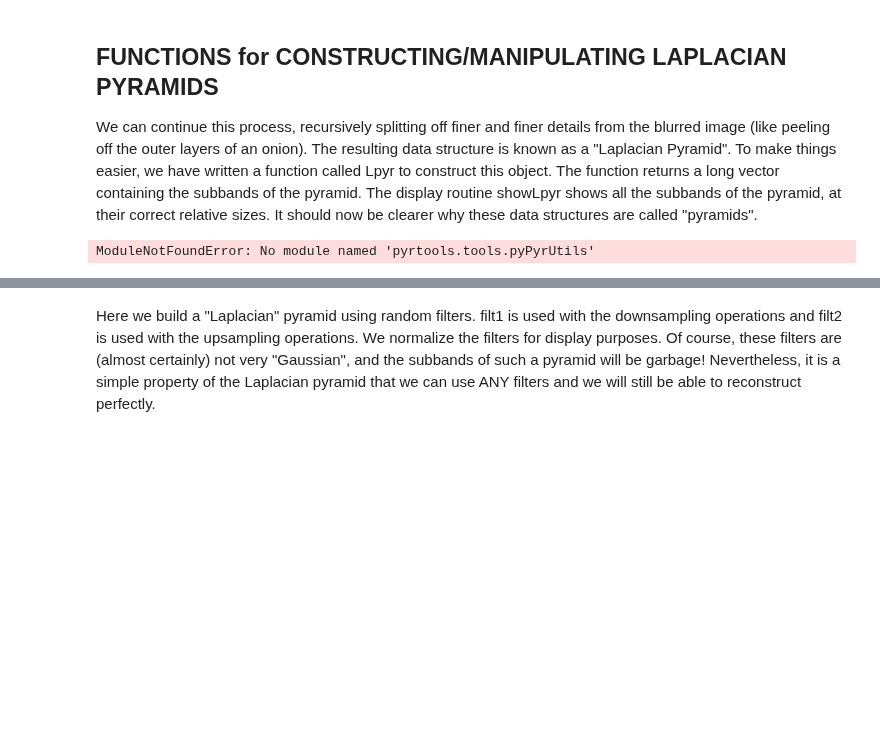
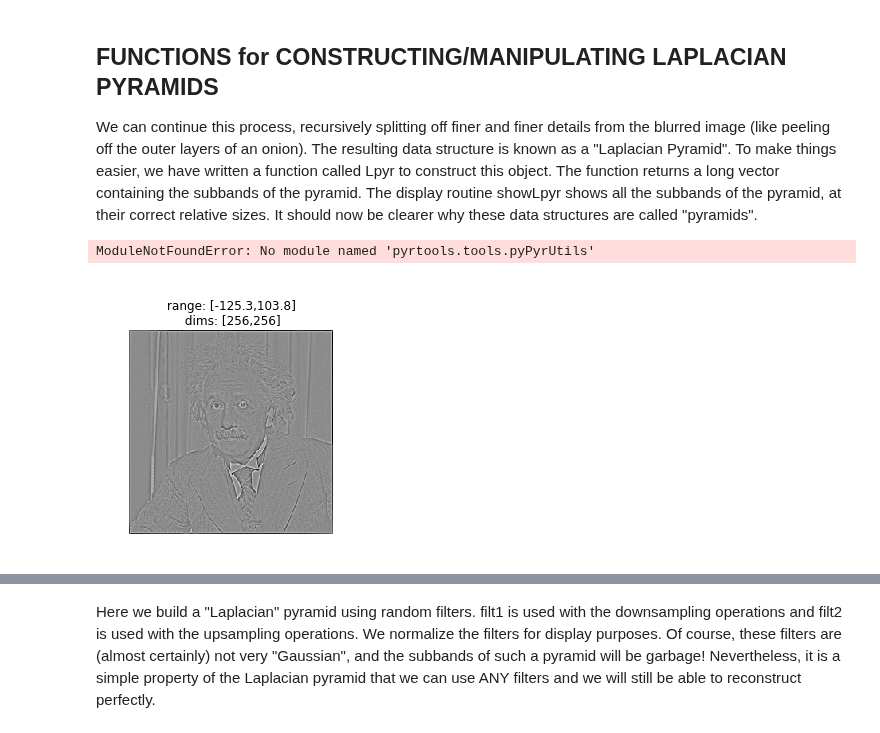
Before and after one commit to LabForComputationalVision/pyrtools, a Jupyter notebook: TUTORIALS/02_pyramids.ipynb, the cells around one changed output, grey strips where cells are left out. Drawn from its saved outputs; the diff is of its cells as text; code cells hidden in the pictures; blank space fills up the shorter version.

```diff
--- a/TUTORIALS/02_pyramids.ipynb
+++ b/TUTORIALS/02_pyramids.ipynb
@@ -186,7 +186,9 @@ pyr.showPyr(disp='nb')
 ModuleNotFoundError: No module named 'pyrtools.tools.pyPyrUtils'
 # %%
 # There are also "accessor" functions for pulling out a single subband:
-jbh.showIm(pyr.band(0))
+ppt.showIm(pyr.band(0))
+# %% [output]
+[figure, added]
 # %%
 # The reconLpyr function allows you to reconstruct from a laplacian pyramid.
 # The third (optional) arg allows you to select any subset of pyramid bands
```
Also changed, not shown: parts of 66 cells of this notebook, 2 other files.
